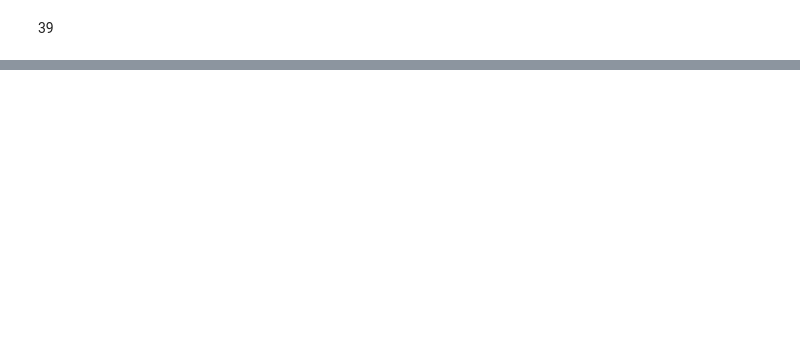
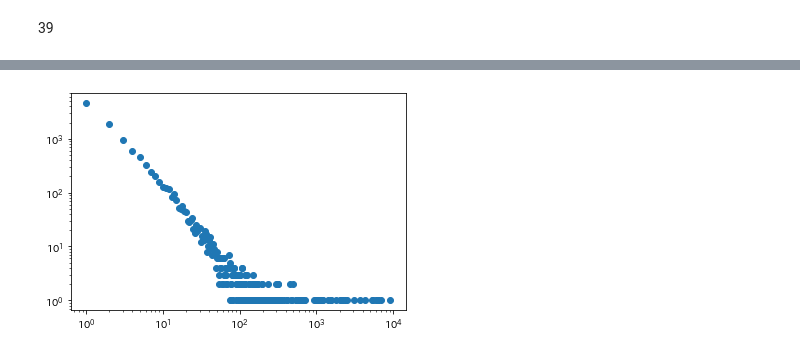
Before and after one commit to Language-Media-Lab/100knock2021_huyu, a Jupyter notebook: chapter04/chap04_kei.ipynb, the cells around one changed output, grey strips where cells are left out. Cells and saved outputs as stored; diff of their text form; code cells hidden in the pictures; blank space fills up the shorter version.

```diff
--- a/chapter04/chap04_kei.ipynb
+++ b/chapter04/chap04_kei.ipynb
@@ -295,0 +230,22 @@ TypeError: ignored
+# %%
+#これは違う。。。
+histogram = dict()
+for el in occur:
+  if el[1] not in histogram:
+    histogram[el[1]]=1
+  else:
+    histogram[el[1]]+=1
+
+occurence = histogram.keys()
+types = histogram.values()
+
+x = occurence
+y = types
+
+fig = plt.figure
+plt.scatter(x,y)
+plt.yscale('log')
+plt.xscale('log')
+plt.show()
+# %% [output]
+[figure, added]
```
Also changed, not shown: parts of 14 cells of this notebook.
